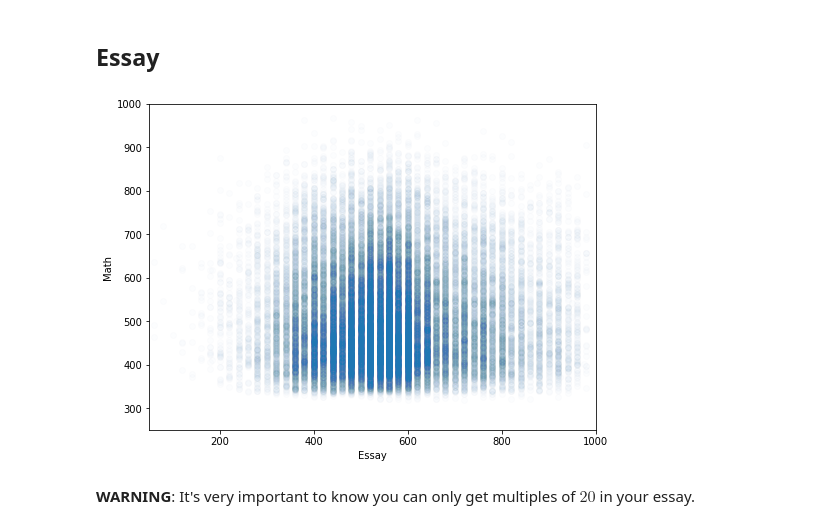
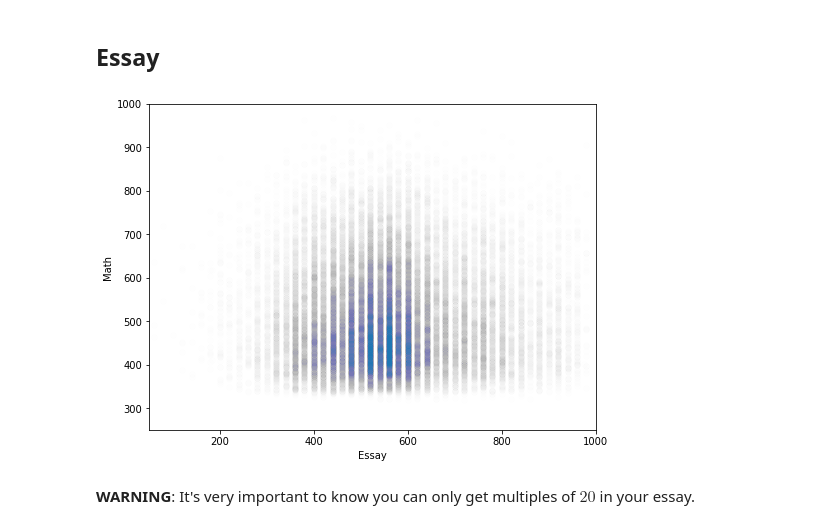
Before and after one commit to mpopst/Projeto-FDS, a Jupyter notebook: Explorating visualization ENEM.ipynb, the cells around one changed output. Cells and saved outputs as stored; diff of their text form; code cells hidden in the pictures.

```diff
--- a/Explorating visualization ENEM.ipynb
+++ b/Explorating visualization ENEM.ipynb
@@ -220,13 +220,13 @@ MINAS1 = MINAS.sample(frac=0.1)
 # %%
 MAT, RED = list(MINAS1['NU_NOTA_MT']), list(MINAS1['NU_NOTA_REDACAO'])
 plt.rcParams["figure.figsize"] = [8, 6]
-plt.scatter(REDACAO, MAT, alpha=0.01)
+plt.scatter(REDACAO, MAT, alpha=0.005)
 plt.xlabel("Essay")
 plt.ylabel("Math")
 plt.axis([50, 1000, 250, 1000])
 plt.show()
 # %% [output]
-[figure, old version]
+[figure, new version]
 # %% [markdown]
 **WARNING**: It's very important to know you can only get multiples of $20$ in your essay.
 # %% [markdown]
```
Also changed, not shown: parts of 4 cells of this notebook.
